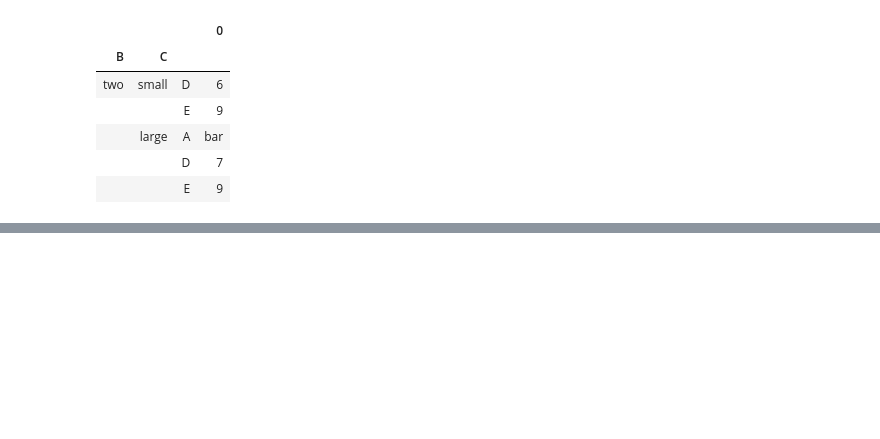
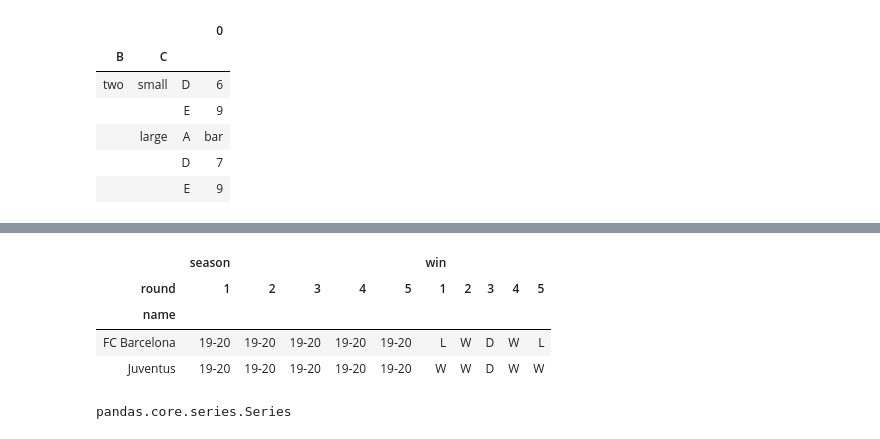
Before and after one commit to galaxy1014/ML_module_summary, a Jupyter notebook: Pandas/Chapter5_Reconstruction/Chapter5.ipynb, the cells around one changed output, grey strips where cells are left out. Saved outputs shown, nothing was run; the diff lists cells and outputs as text; code cells hidden in the pictures; blank space fills up the shorter version.

```diff
--- a/Pandas/Chapter5_Reconstruction/Chapter5.ipynb
+++ b/Pandas/Chapter5_Reconstruction/Chapter5.ipynb
@@ -512,0 +552,10 @@ r_df.tail()
+# %%
+unstack = un_df.unstack()
+# %%
+unstack
+# %% [output]
+|  | season |  |  |  |  | win |  |  |  |  |
+| round | 1 | 2 | 3 | 4 | 5 | 1 | 2 | 3 | 4 | 5 |
+| name |  |  |  |  |  |  |  |  |  |  |
+| FC Barcelona | 19-20 | 19-20 | 19-20 | 19-20 | 19-20 | L | W | D | W | L |
+| Juventus | 19-20 | 19-20 | 19-20 | 19-20 | 19-20 | W | W | D | W | W |
@@ -512,0 +564,4 @@ r_df.tail()
+# %%
+type(un_unstack)
+# %% [output]
+pandas.core.series.Series
```
Also changed, not shown: parts of 16 cells of this notebook.
